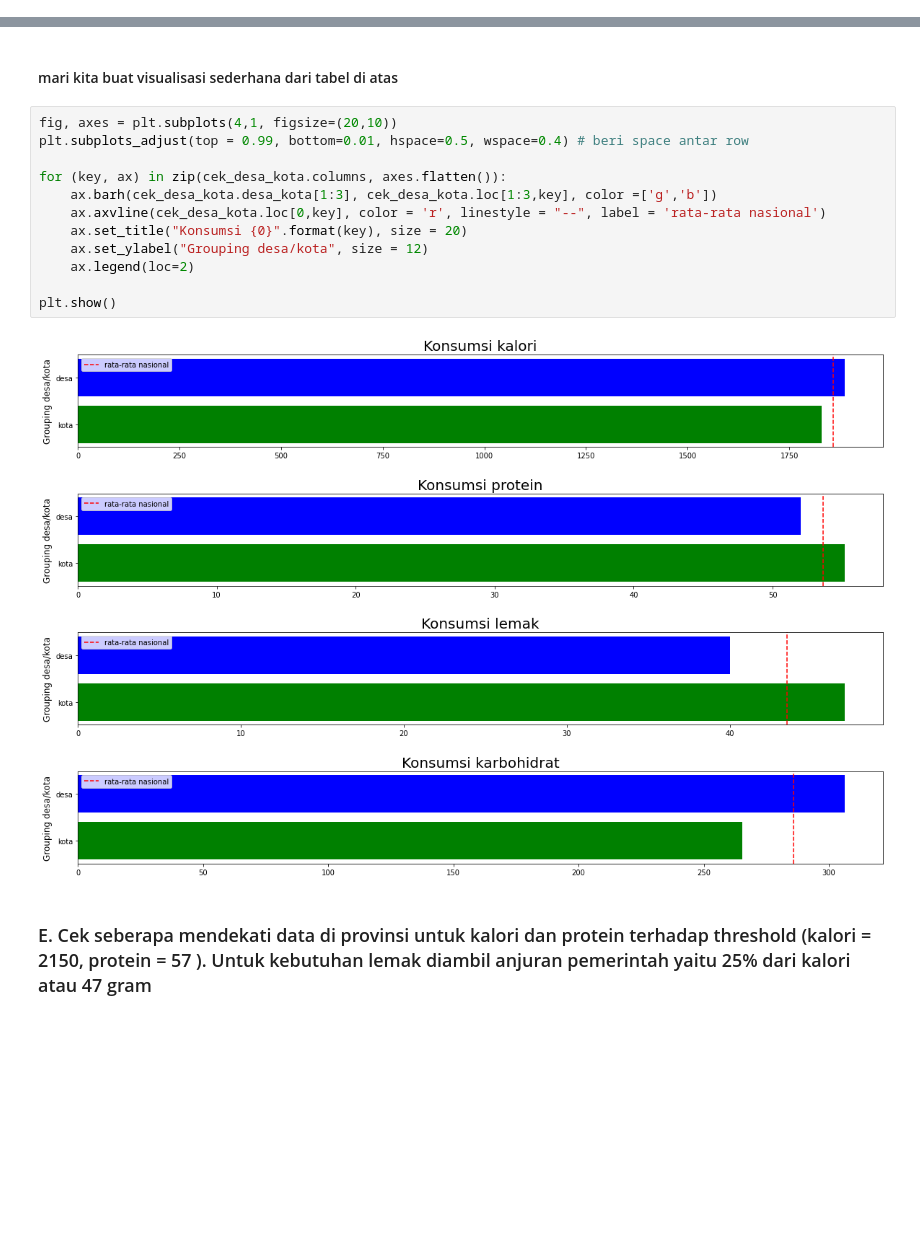
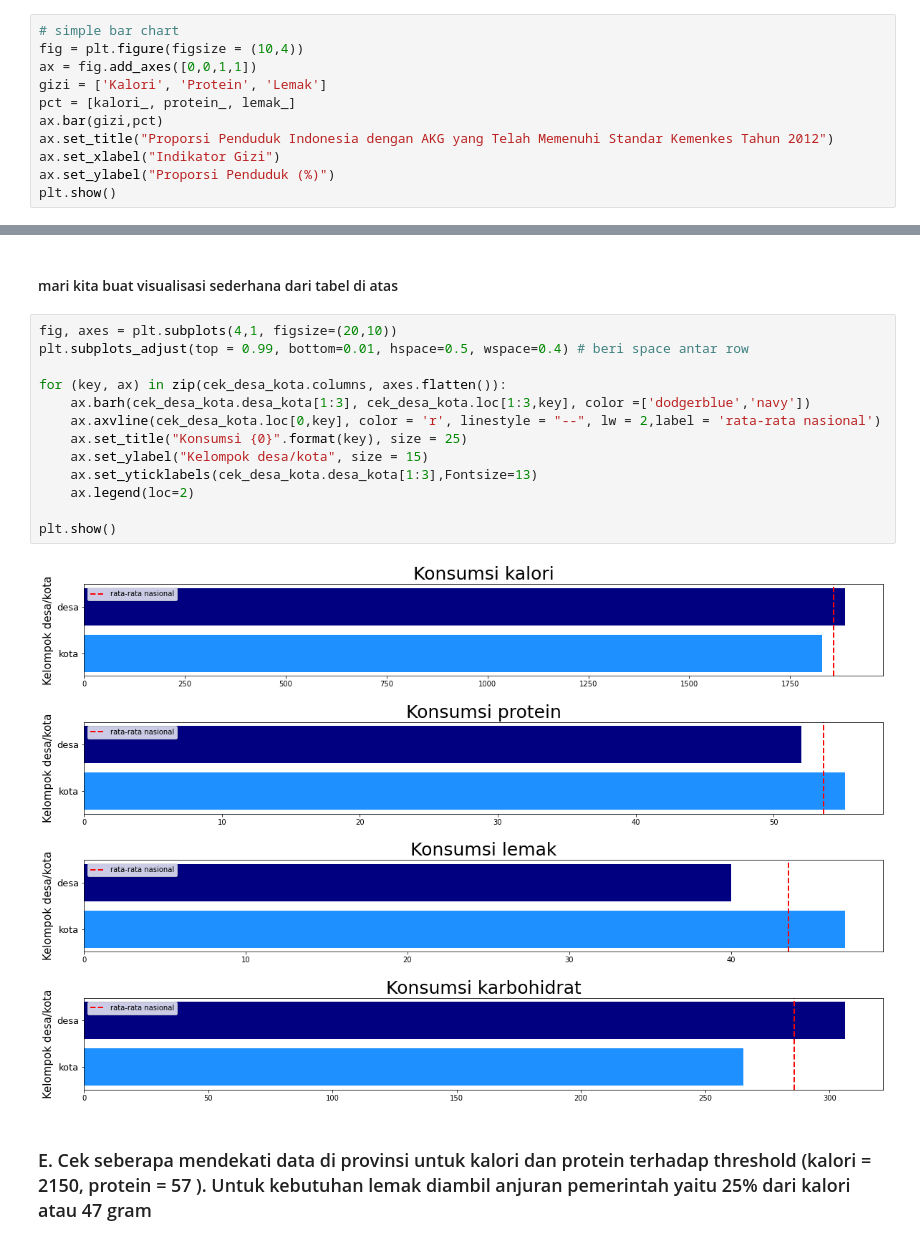
Before and after one commit to davidsirait/projectlab_susenas, a Jupyter notebook: Susenas - Gizi v2.ipynb, the cells around one changed output, grey strips where cells are left out. Cells and saved outputs as stored; diff of their text form; blank space fills up the shorter version.

```diff
--- a/Susenas - Gizi v2.ipynb
+++ b/Susenas - Gizi v2.ipynb
@@ -410,2 +389,13 @@ int(lemak['WEIND'].sum())/int(gizi_grouped_daily['WEIND'].sum()) * 100
 # %% [markdown]
 ### Untuk angka kecukupan lemak baru sekitar 1/4 dari penduduk Indonesia yang berada di batas anjuran 47 - 67 gram lemak per harinya, atau dengan kata lain masih ada 75 % penduduk yang konsumsi lemaknya melebihi batas atau pun masih kurang dari anjuran pemerintah
+# %%
+# simple bar chart
+fig = plt.figure(figsize = (10,4))
+ax = fig.add_axes([0,0,1,1])
+gizi = ['Kalori', 'Protein', 'Lemak']
+pct = [kalori_, protein_, lemak_]
+ax.bar(gizi,pct)
+ax.set_title("Proporsi Penduduk Indonesia dengan AKG yang Telah Memenuhi Standar Kemenkes Tahun 2012")
+ax.set_xlabel("Indikator Gizi")
+ax.set_ylabel("Proporsi Penduduk (%)")
+plt.show()
@@ -722,17 +714,18 @@ Dari sini dapat dilihat bahwa konsumsi kalori untuk masyarakat perkotaan (~1830
 # %%
 fig, axes = plt.subplots(4,1, figsize=(20,10))
 plt.subplots_adjust(top = 0.99, bottom=0.01, hspace=0.5, wspace=0.4) # beri space antar row
 
 for (key, ax) in zip(cek_desa_kota.columns, axes.flatten()):
-    ax.barh(cek_desa_kota.desa_kota[1:3], cek_desa_kota.loc[1:3,key], color =['g','b'])
-    ax.axvline(cek_desa_kota.loc[0,key], color = 'r', linestyle = "--", label = 'rata-rata nasional')
-    ax.set_title("Konsumsi {0}".format(key), size = 20)
-    ax.set_ylabel("Grouping desa/kota", size = 12)
+    ax.barh(cek_desa_kota.desa_kota[1:3], cek_desa_kota.loc[1:3,key], color =['dodgerblue','navy'])
+    ax.axvline(cek_desa_kota.loc[0,key], color = 'r', linestyle = "--", lw = 2,label = 'rata-rata nasional')
+    ax.set_title("Konsumsi {0}".format(key), size = 25)
+    ax.set_ylabel("Kelompok desa/kota", size = 15)
+    ax.set_yticklabels(cek_desa_kota.desa_kota[1:3],Fontsize=13)
     ax.legend(loc=2)
 
 plt.show()
 # %% [output]
-[figure, old version]
+[figure, new version]
 # %% [markdown]
 ### E. Cek seberapa mendekati data di provinsi untuk kalori dan protein terhadap threshold (kalori = 2150, protein = 57  ). Untuk kebutuhan lemak diambil anjuran pemerintah yaitu 25% dari kalori atau 47 gram
 # %% [markdown]
```
Also changed, not shown: parts of 32 cells of this notebook, 1 other file.
